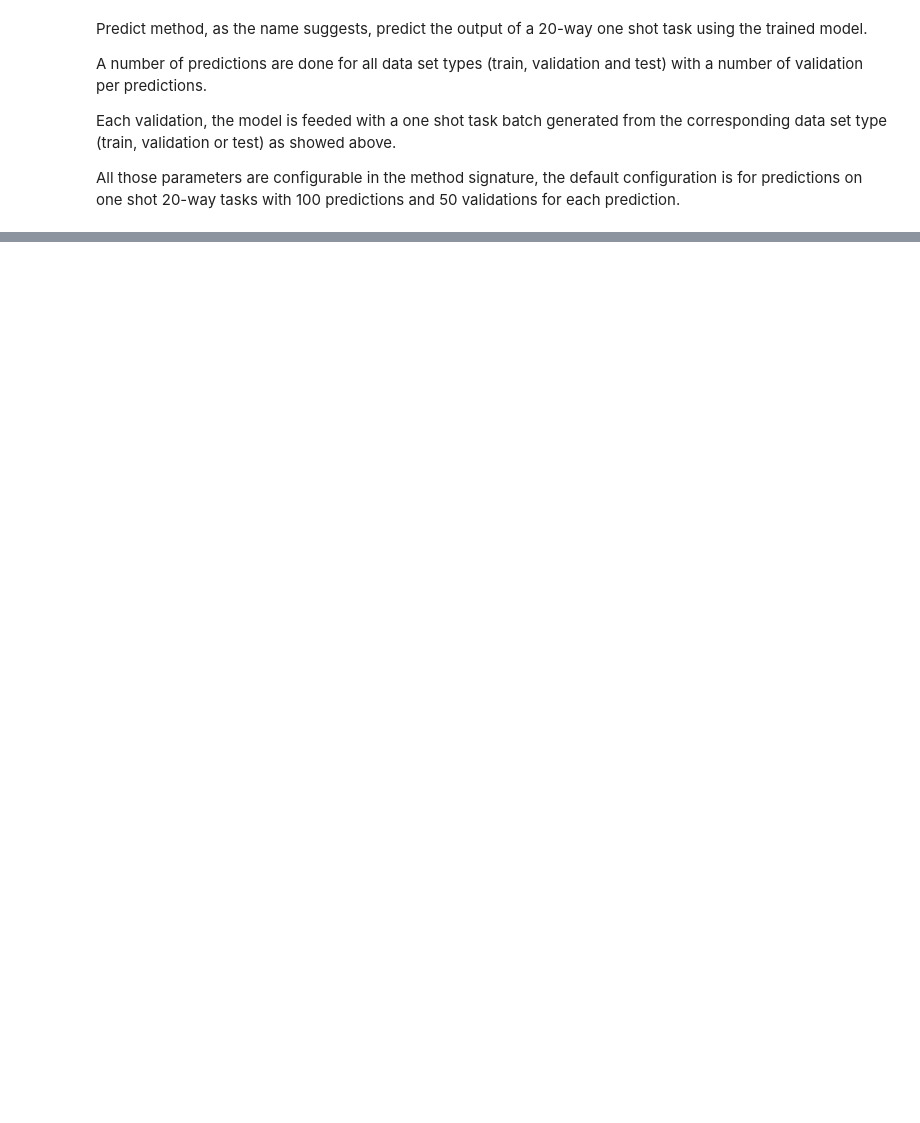
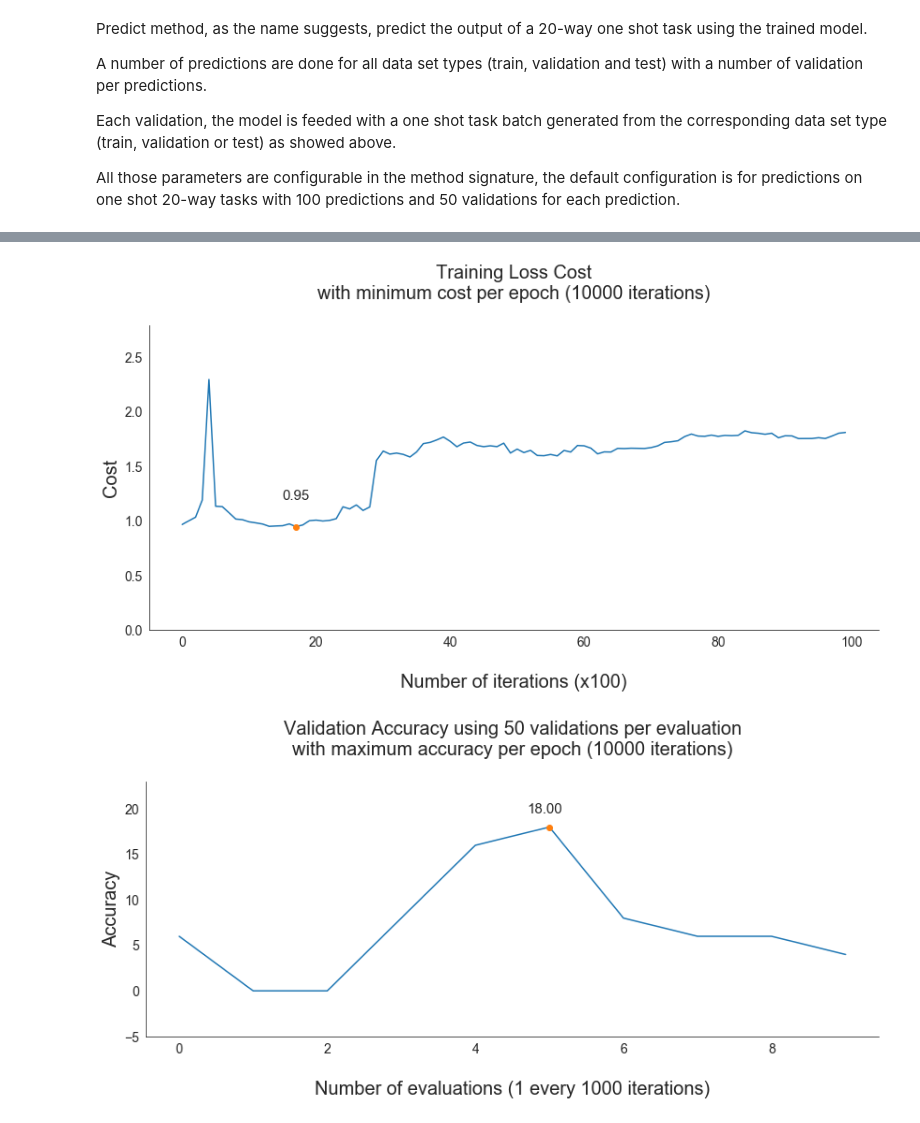
Before and after one commit to boodland/One-Shot-Learning, a Jupyter notebook: one_shot.ipynb, the cells around one changed output, grey strips where cells are left out. Saved outputs shown, nothing was run; the diff lists cells and outputs as text; code cells hidden in the pictures; blank space fills up the shorter version.

Commit message:
Added experiments content and others

```diff
--- a/one_shot.ipynb
+++ b/one_shot.ipynb
@@ -504,0 +537,22 @@ Start predictions for 100 iterations with 50 validations per each 20-ways one sh
+# %%
+from utils import Utils
+from runner_visualizer import RunnerVisualizer
+
+def report_results(model_folder):
+    training_data = Utils.read_data(f'./{model_folder}/training_data.pickle')
+    training_loss, training_accuracy, validation_loss, validation_accuracy = training_data
+    predictions_data = Utils.read_data(f'./{model_folder}/predictions_data.pickle')
+    train_accuracy, val_accuracy, test_accuracy = predictions_data
+
+    RunnerVisualizer.display_loss(training_loss);
+    print('\n\n\n')
+    RunnerVisualizer.display_accuracy(validation_accuracy);
+    print('\n\n\n')
+    data = [train_accuracy, val_accuracy, test_accuracy]
+    RunnerVisualizer.display_predictions(data)
+
+model_folder = 'experiments/model_default_parameters'
+report_results(model_folder)
+# %% [output]
+[figure, added]
+[figure, added]
```
Also changed, not shown: parts of 12 cells of this notebook.
